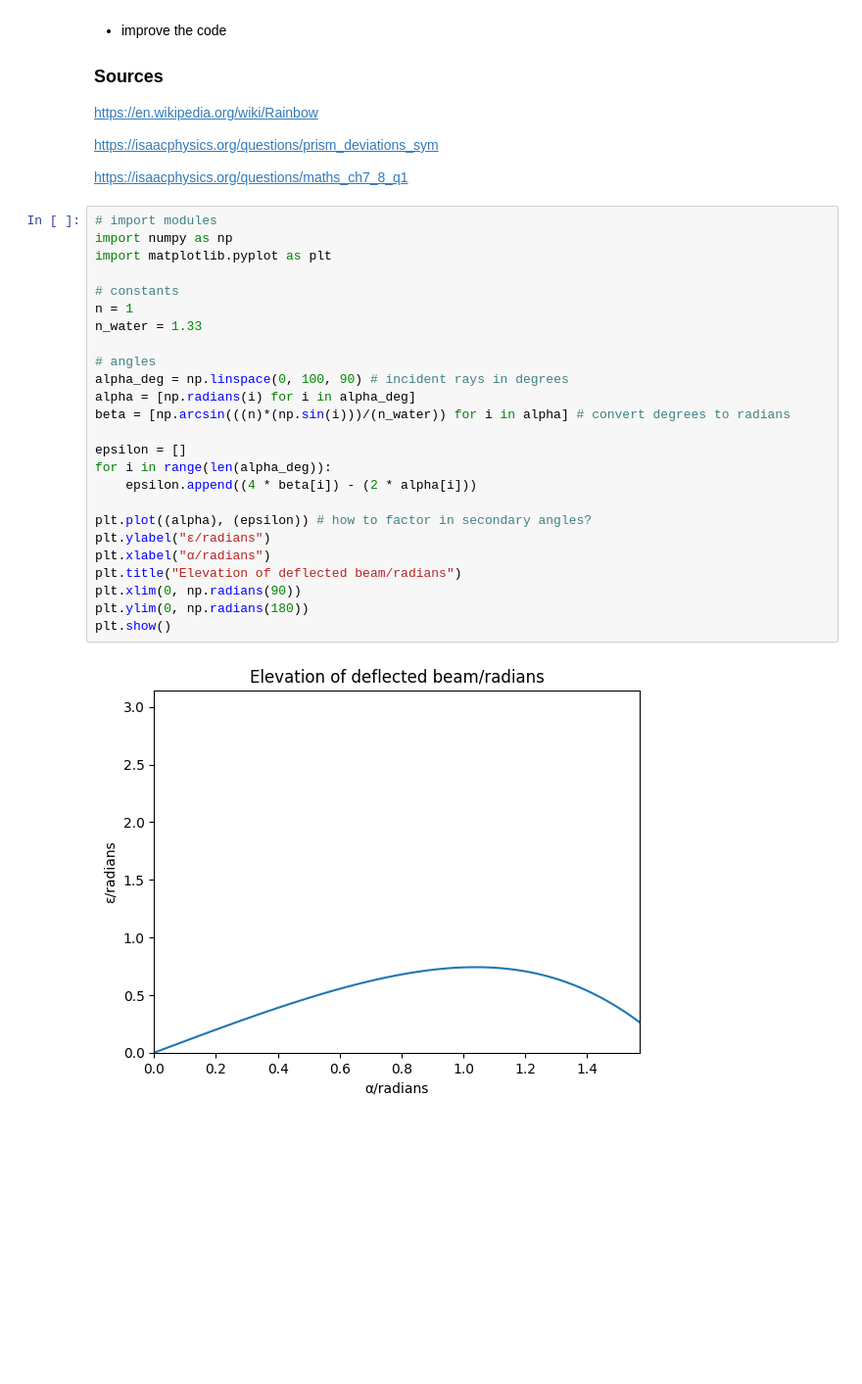
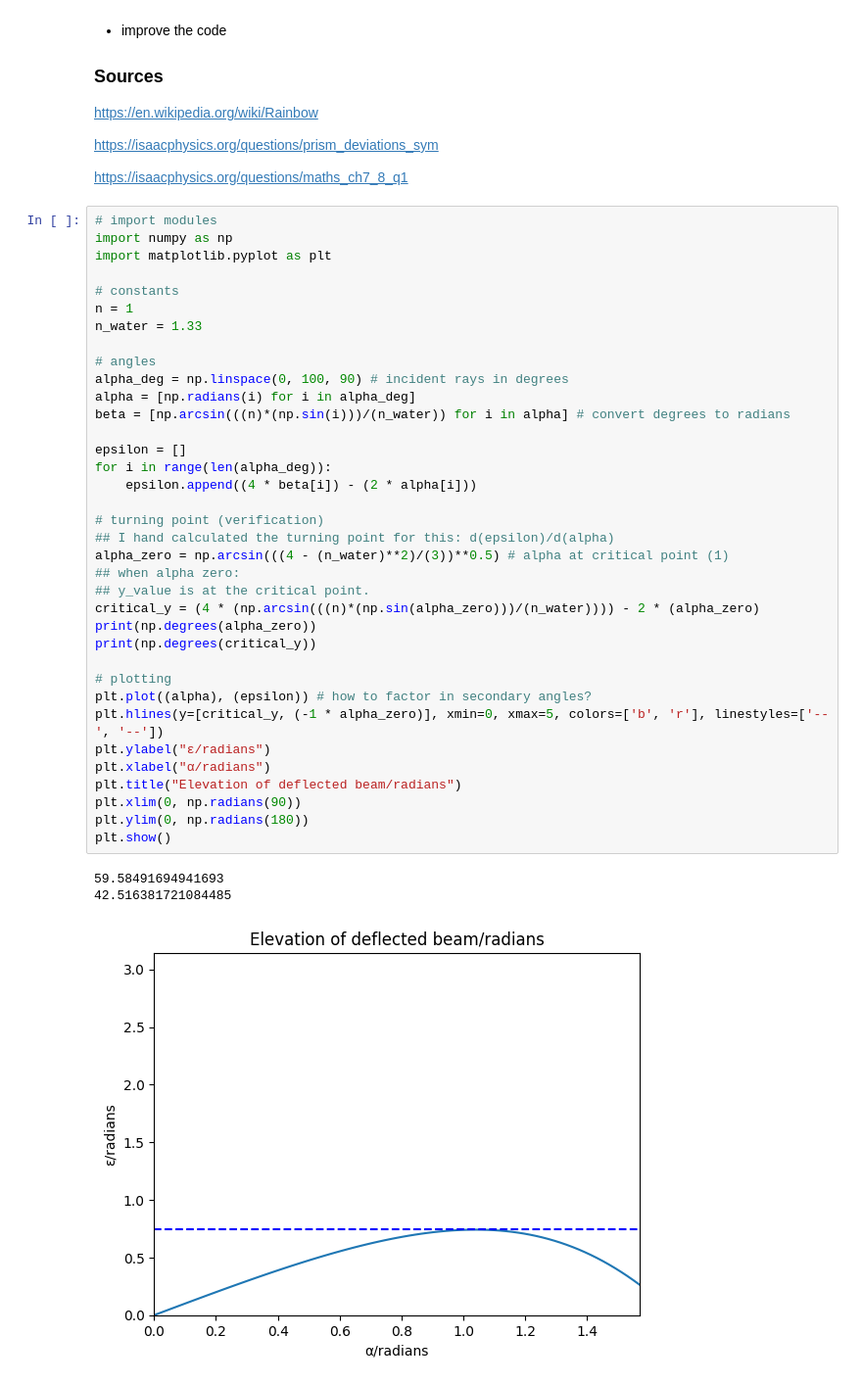
Before and after one commit to CorinnnaZ/CompChallenge, a Jupyter notebook: task11.ipynb, the cells around one changed output. Shown at 98% size. Cells and saved outputs as stored; diff of their text form; blank space fills up the shorter version.

```diff
--- a/task11.ipynb
+++ b/task11.ipynb
@@ -27,27 +27,40 @@ https://isaacphysics.org/questions/maths_ch7_8_q1
 # %%
 # import modules
 import numpy as np
 import matplotlib.pyplot as plt
 
 # constants
 n = 1
 n_water = 1.33
 
 # angles
 alpha_deg = np.linspace(0, 100, 90) # incident rays in degrees
 alpha = [np.radians(i) for i in alpha_deg]
 beta = [np.arcsin(((n)*(np.sin(i)))/(n_water)) for i in alpha] # convert degrees to radians
 
 epsilon = []
 for i in range(len(alpha_deg)):
     epsilon.append((4 * beta[i]) - (2 * alpha[i]))
 
+# turning point (verification)
+## I hand calculated the turning point for this: d(epsilon)/d(alpha)
+alpha_zero = np.arcsin(((4 - (n_water)**2)/(3))**0.5) # alpha at critical point (1)
+## when alpha zero:
+## y_value is at the critical point.
+critical_y = (4 * (np.arcsin(((n)*(np.sin(alpha_zero)))/(n_water)))) - 2 * (alpha_zero)
+print(np.degrees(alpha_zero))
+print(np.degrees(critical_y))
+
+# plotting
 plt.plot((alpha), (epsilon)) # how to factor in secondary angles?
+plt.hlines(y=[critical_y, (-1 * alpha_zero)], xmin=0, xmax=5, colors=['b', 'r'], linestyles=['--', '--'])
 plt.ylabel("ε/radians")
 plt.xlabel("α/radians")
 plt.title("Elevation of deflected beam/radians")
 plt.xlim(0, np.radians(90))
 plt.ylim(0, np.radians(180))
 plt.show()
 # %% [output]
+59.58491694941693
+42.516381721084485
-[figure, old version]
+[figure, new version]
```
Also changed, not shown: 2 other files.
